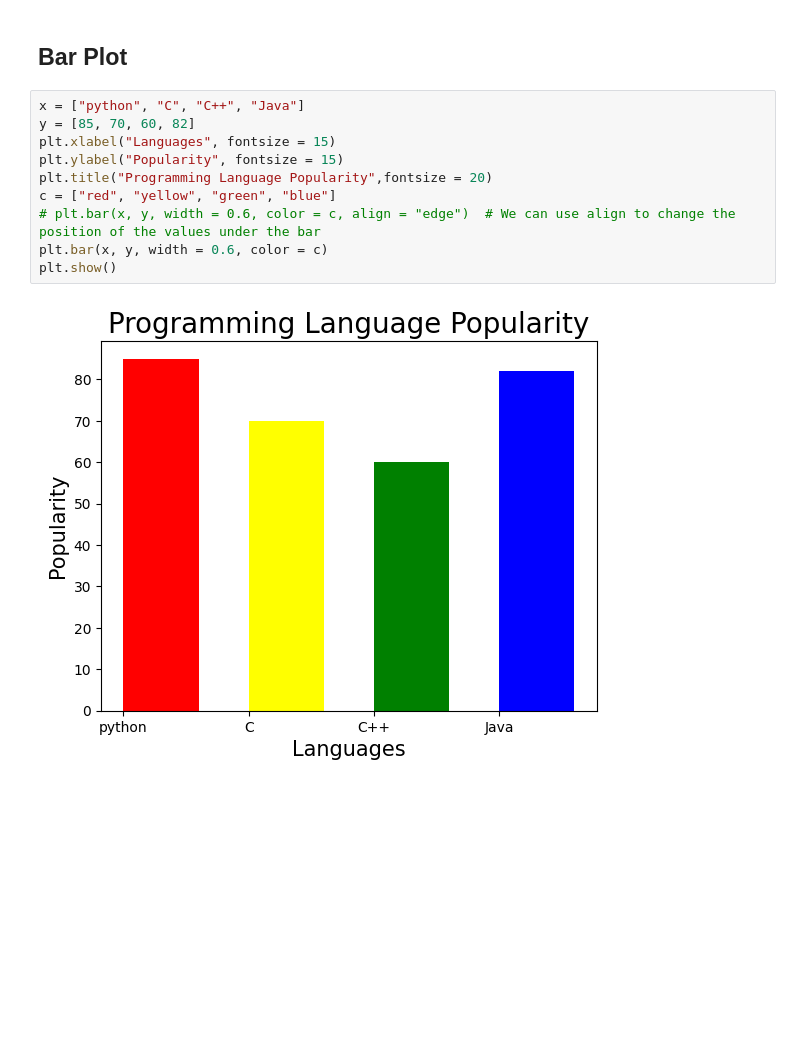
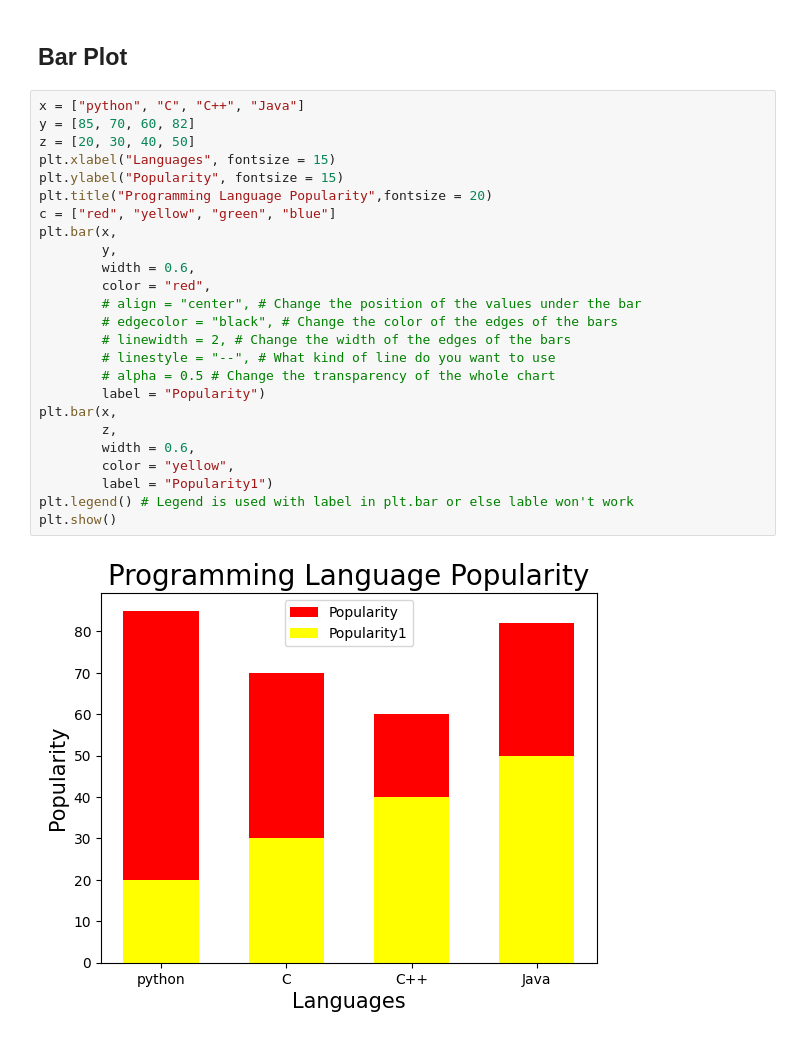
Before and after one commit to Musawer-Afzal/AI-Engineering, a Jupyter notebook: Matplotlib/matplotlib.ipynb, the cells around one changed output. Drawn from its saved outputs; the diff is of its cells as text; blank space fills up the shorter version.

```diff
--- a/Matplotlib/matplotlib.ipynb
+++ b/Matplotlib/matplotlib.ipynb
@@ -44,12 +45,27 @@ plt.show()
 # %%
 x = ["python", "C", "C++", "Java"]
 y = [85, 70, 60, 82]
+z = [20, 30, 40, 50]
 plt.xlabel("Languages", fontsize = 15)
 plt.ylabel("Popularity", fontsize = 15)
 plt.title("Programming Language Popularity",fontsize = 20)
 c = ["red", "yellow", "green", "blue"]
-# plt.bar(x, y, width = 0.6, color = c, align = "edge")  # We can use align to change the position of the values under the bar
-plt.bar(x, y, width = 0.6, color = c)
+plt.bar(x,
+        y,
+        width = 0.6,
+        color = "red",
+        # align = "center", # Change the position of the values under the bar
+        # edgecolor = "black", # Change the color of the edges of the bars
+        # linewidth = 2, # Change the width of the edges of the bars
+        # linestyle = "--", # What kind of line do you want to use
+        # alpha = 0.5 # Change the transparency of the whole chart
+        label = "Popularity")
+plt.bar(x,
+        z,
+        width = 0.6,
+        color = "yellow",
+        label = "Popularity1")
+plt.legend() # Legend is used with label in plt.bar or else lable won't work
 plt.show()
 # %% [output]
-[figure, old version]
+[figure, new version]
```
Also changed, not shown: parts of 4 cells of this notebook.
